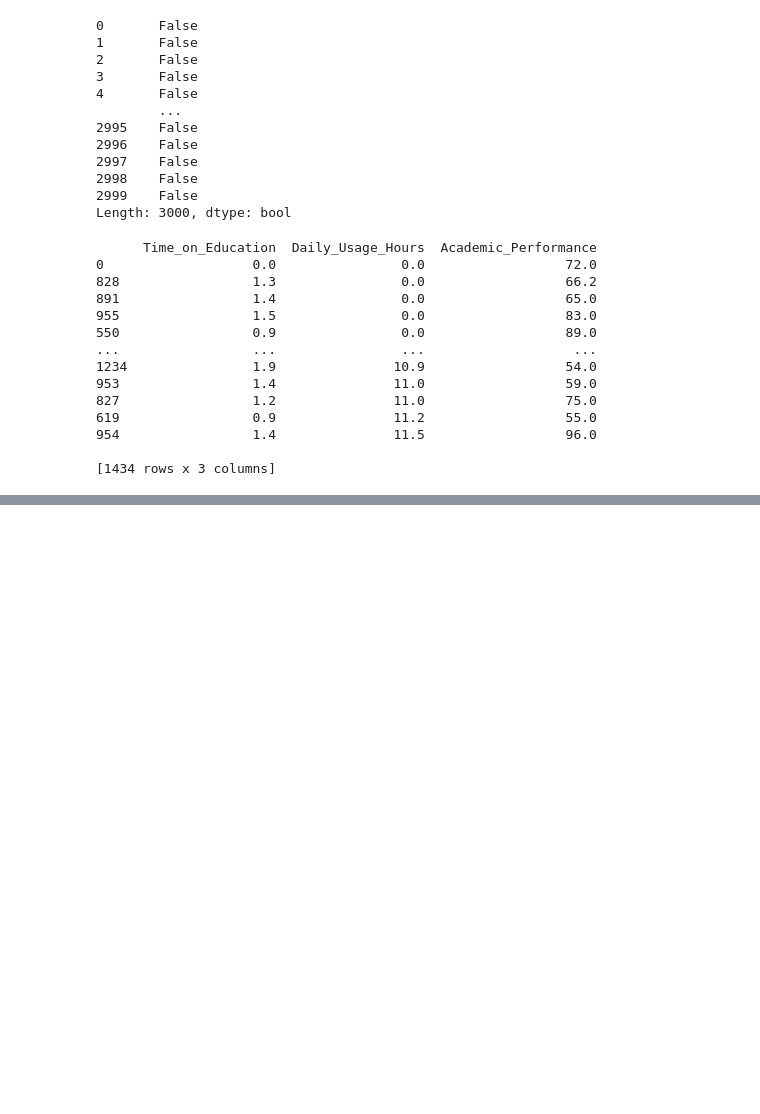
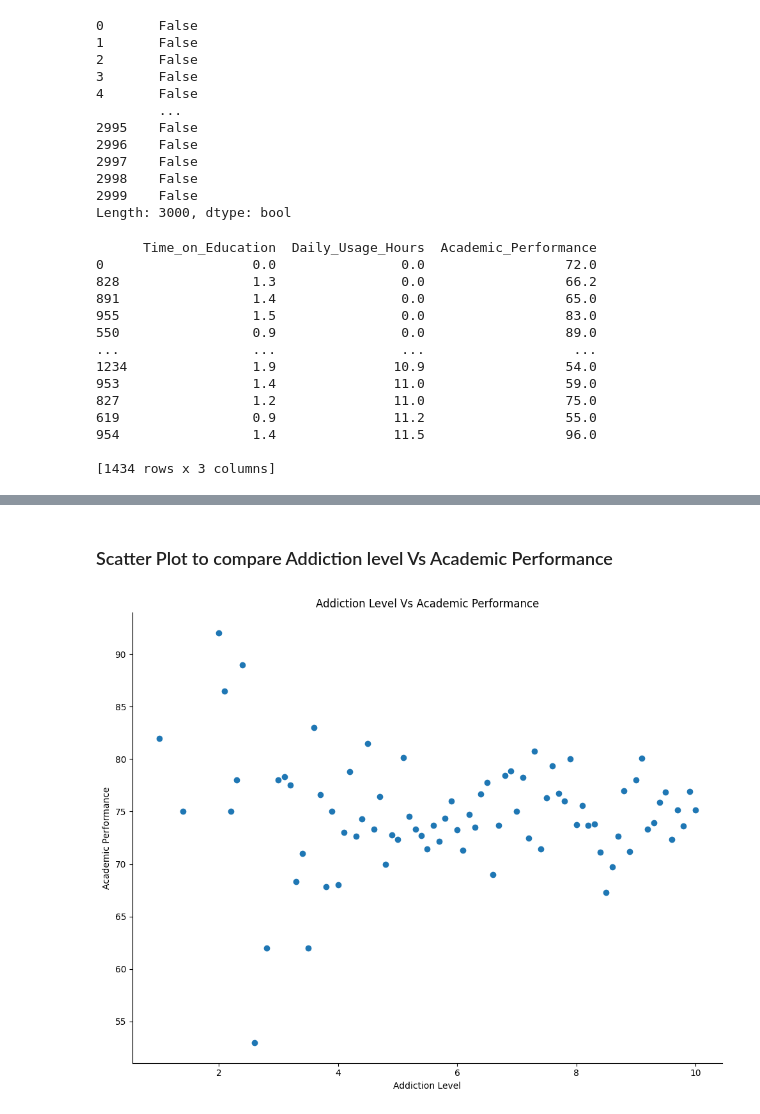
Before and after one commit to shivahari04/smartphone_addiction_analysis, a Jupyter notebook: Notebook/screen_addiction.ipynb, the cells around one changed output, grey strips where cells are left out. Cells and saved outputs as stored; diff of their text form; code cells hidden in the pictures; blank space fills up the shorter version.

Commit message:
Adding more plots

```diff
--- a/Notebook/screen_addiction.ipynb
+++ b/Notebook/screen_addiction.ipynb
@@ -290 +287,19 @@ result
 80 rows × 2 columns
+# %% [markdown]
+### Scatter Plot to compare Addiction level  Vs Academic Performance
+# %%
+plt.figure(figsize=(10,8))
+
+plt.scatter(avg_academic['Addiction_Level'], avg_academic['Academic_Performance'])
+ax = plt.gca()
+ax.spines['top'].set_visible(False)
+ax.spines['right'].set_visible(False)
+
+plt.title("Addiction Level Vs Academic Performance")
+plt.xlabel("Addiction Level")
+plt.ylabel("Academic Performance")
+
+plt.tight_layout()
+plt.show()
+# %% [output]
+[figure, added]
```
Also changed, not shown: parts of 19 cells of this notebook, 1 other file.
